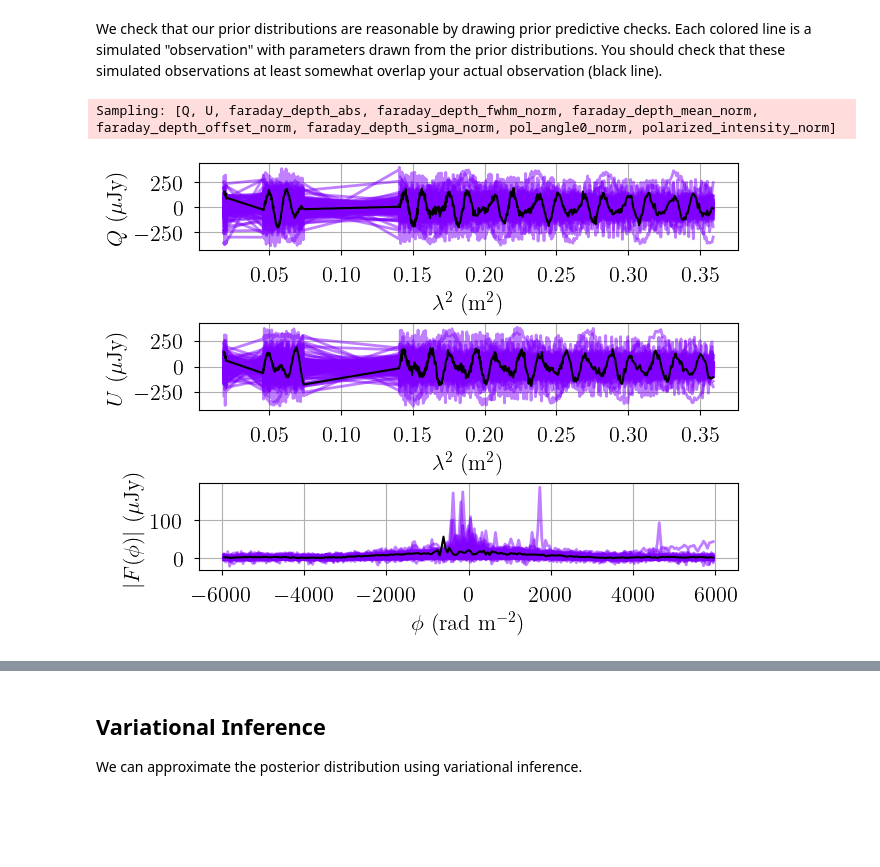
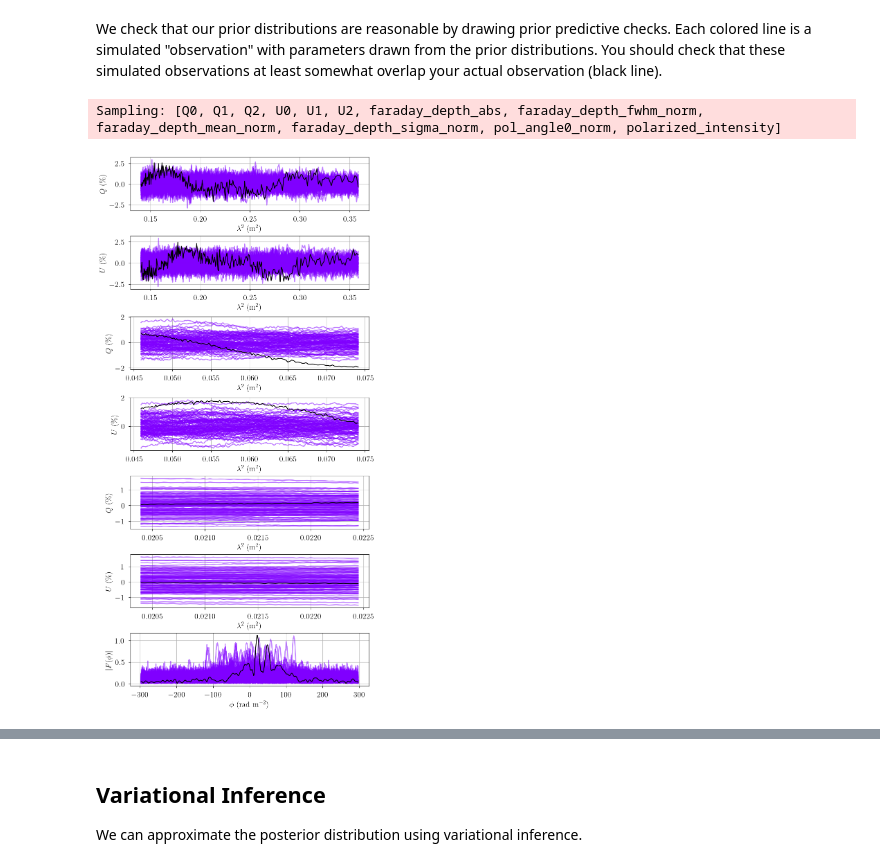
Before and after one commit to tvwenger/bayes_pol, a Jupyter notebook: docs/source/notebooks/faraday_model.ipynb, the cells around one changed output, grey strips where cells are left out. Drawn from its saved outputs; the diff is of its cells as text; code cells hidden in the pictures; blank space fills up the shorter version.

Commit message:
towards sampling function

```diff
--- a/docs/source/notebooks/faraday_model.ipynb
+++ b/docs/source/notebooks/faraday_model.ipynb
@@ -95,13 +32,0 @@ faraday_depth_sampling_function = np.sum([
-# %%
-# Synthetic complex polarization signal
-complex_pols = []
-noisy_complex_pols = []
-for lam2_axis in lam2_bin_centers:
-    complex_pol = _POL*np.exp(1.0j*_RM*lam2_axis)
-    noisy_complex_pol = complex_pol + _RMS*np.random.randn(len(lam2_axis)) + _RMS*1.0j*np.random.randn(len(lam2_axis))
-    plt.plot(lam2_axis, noisy_complex_pol.real, 'k.')
-    plt.plot(lam2_axis, noisy_complex_pol.imag, 'r.')
-    complex_pols.append(complex_pol)
-    noisy_complex_pols.append(noisy_complex_pol)
-plt.xlabel(r"$\lambda^2$ (m$^2$)")
-plt.ylabel("Complex Polarization")
@@ -348,16 +202,16 @@ Finally, with our model definition and (simulated) data in hand, we can explore
 # Initialize and define the model
 model = FaradayModel(
     data,
+    lam2_lower=np.array(lam2_lower),
+    lam2_upper=np.array(lam2_upper),
     n_clouds=n_clouds,
     seed=1234,
     verbose=True
 )
 model.add_priors(
-    prior_polarized_intensity = 100.0,
-    prior_faraday_depth_mean = [0.0, 100.0],
-    prior_faraday_depth_fwhm = 10.0,
-    prior_faraday_depth_offset = [0.0, 1.0],
-    prior_faraday_depth_sigma = 1.0,
+    prior_faraday_depth_mean = [0.0, 50.0],
+    prior_faraday_depth_fwhm = 5.0,
+    prior_faraday_depth_sigma = 1.0/np.sqrt(len(lam2_axis)),
 )
 model.add_likelihood()
 # %%
@@ -390,14 +245,15 @@ We check that our prior distributions are reasonable by drawing prior predictive
 # %%
 from bayes_spec.plots import plot_predictive
 
 # prior predictive check
 prior = model.sample_prior_predictive(
     samples=100,  # prior predictive samples
 )
-_ = plot_predictive(model.data, prior.prior_predictive)
+axes = plot_predictive(model.data, prior.prior_predictive)
+axes.ravel()[0].figure.set_size_inches(8, 16)
 # %% [output]
-Sampling: [Q, U, faraday_depth_abs, faraday_depth_fwhm_norm, faraday_depth_mean_norm, faraday_depth_offset_norm, faraday_depth_sigma_norm, pol_angle0_norm, polarized_intensity_norm]
+Sampling: [Q0, Q1, Q2, U0, U1, U2, faraday_depth_abs, faraday_depth_fwhm_norm, faraday_depth_mean_norm, faraday_depth_sigma_norm, pol_angle0_norm, polarized_intensity]
-[figure, old version]
+[figure, new version]
 # %%
 from bayes_spec.plots import plot_pair
 
```
Also changed, not shown: parts of 26 cells of this notebook, 7 other files.
